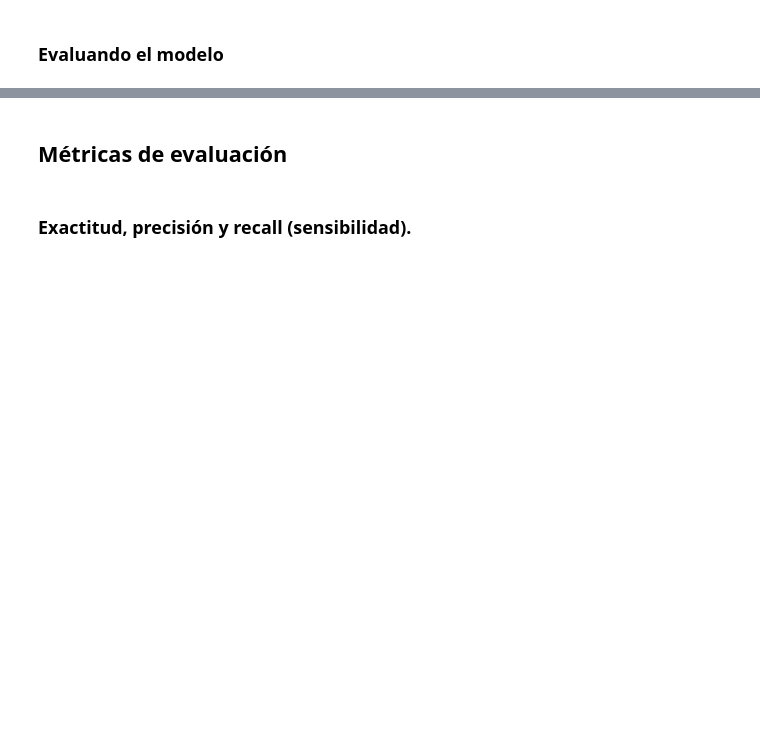
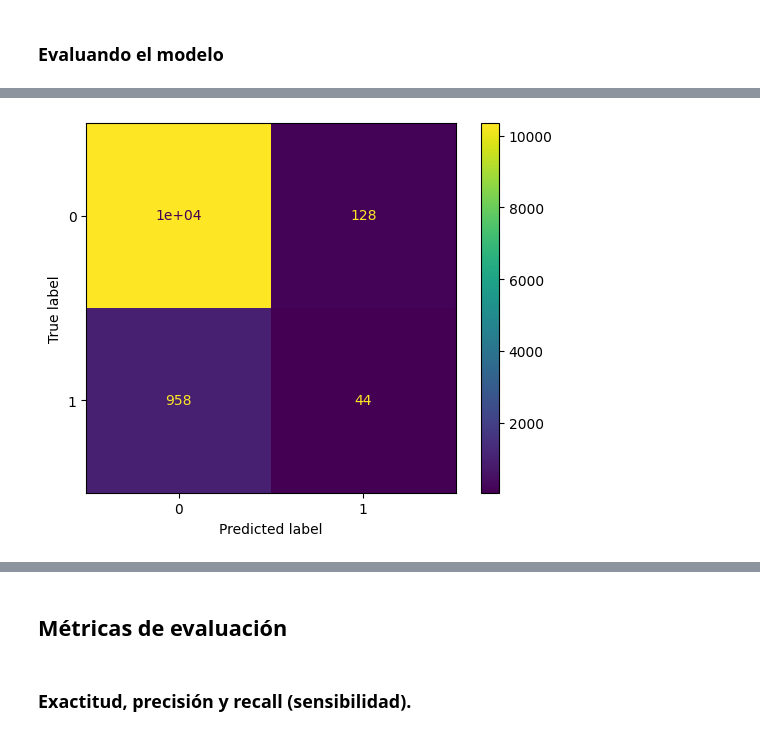
Before and after one commit to evs-11/Clasificaci-n_Validacion-de-Modelos-y-Metricas-de-Evaluacion, a Jupyter notebook: Clasificacion_validacion_y_metricas.ipynb, the cells around one changed output, grey strips where cells are left out. Drawn from its saved outputs; the diff is of its cells as text; code cells hidden in the pictures; blank space fills up the shorter version.

```diff
--- a/Clasificacion_validacion_y_metricas.ipynb
+++ b/Clasificacion_validacion_y_metricas.ipynb
@@ -74,0 +86,11 @@ Con el objetivo de verificar la capacidad de generalización de un modelo, debem
+# %%
+X,X_test,y,y_test = train_test_split(X,y,test_size=0.15,stratify=y,random_state=5)
+
+# lo mismo pero para la validación.
+X_train,X_val,y_train,y_val = train_test_split(X,y,stratify=y,random_state=5)
+# %%
+# instanciamos el modelo,  no es la mejor forma.
+modelo = DecisionTreeClassifier()
+modelo.fit(X_train,y_train)
+print(f'La exactitud del modelo con el conjunto de entenamiento es: {modelo.score(X_train,y_train)}')
+print(f'La exactitud del modelo con el conjunto de validación es: {modelo.score(X_val,y_val)}')
@@ -74,0 +100,6 @@ Con el objetivo de verificar la capacidad de generalización de un modelo, debem
+# %%
+# instanciamos el modelo de mejor manera, debemos colocar la profundidad para que no vaya hasta el final
+modelo = DecisionTreeClassifier(max_depth=10)
+modelo.fit(X_train,y_train)
+print(f'La exactitud del modelo con el conjunto de entenamiento es: {modelo.score(X_train,y_train)}')
+print(f'La exactitud del modelo con el conjunto de validación es: {modelo.score(X_val,y_val)}')
@@ -76,0 +120,5 @@ Con el objetivo de verificar la capacidad de generalización de un modelo, debem
+# %%
+# creamos una variable y ella toma el último modelo.
+y_previsto = modelo.predict(X_val)
+matriz_confusion = confusion_matrix(y_val,y_previsto)
+print(matriz_confusion)
@@ -76,0 +135,5 @@ Con el objetivo de verificar la capacidad de generalización de un modelo, debem
+# %%
+visualizacion = ConfusionMatrixDisplay(matriz_confusion)
+visualizacion.plot();
+# %% [output]
+[figure, added]
```
Also changed, not shown: parts of 68 cells of this notebook.
